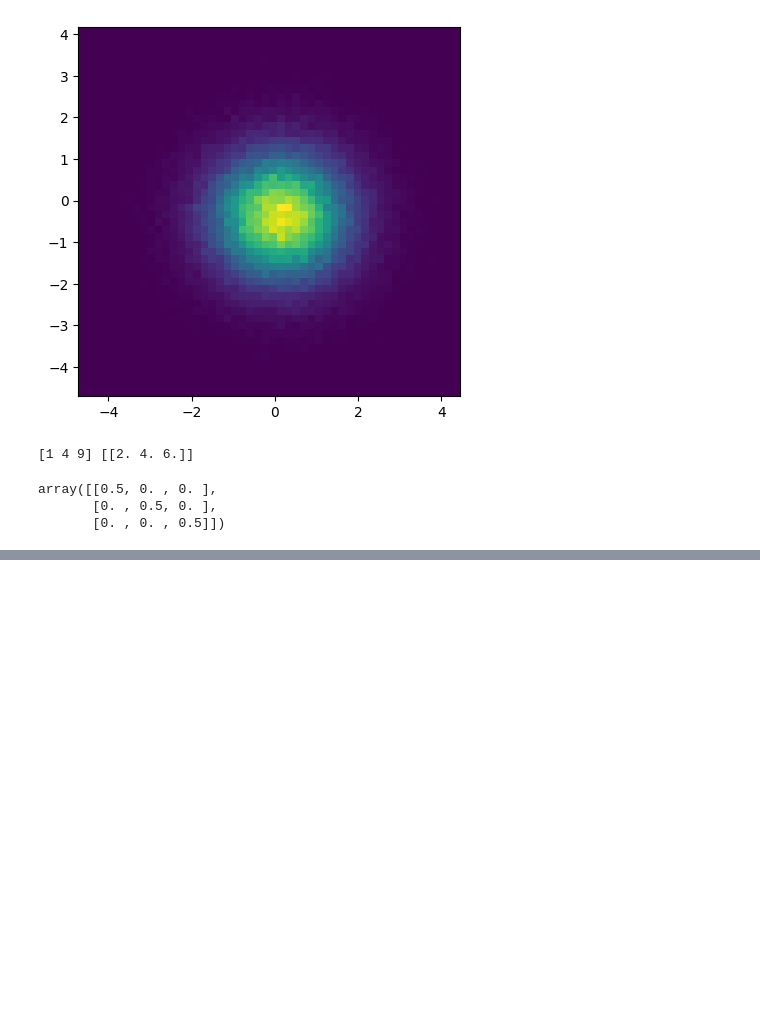
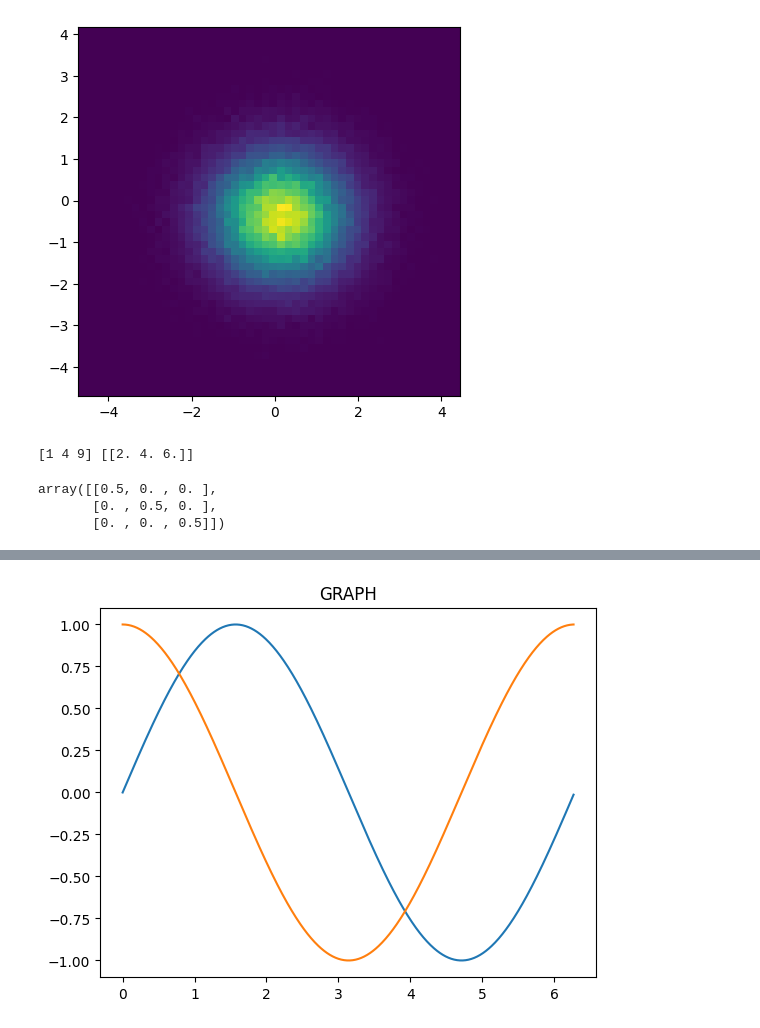
Before and after one commit to AJRocks321/Py_astro_work, a Jupyter notebook: Lecture_notes.ipynb, the cells around one changed output, grey strips where cells are left out. Drawn from its saved outputs; the diff is of its cells as text; code cells hidden in the pictures; blank space fills up the shorter version.

```diff
--- a/Lecture_notes.ipynb
+++ b/Lecture_notes.ipynb
@@ -569,0 +603,12 @@ array([[0.5, 0. , 0. ],
+# %%
+#MULTIPLE PLOTS
+#plt.xkcd()
+#plt.rcdefaults()
+x=np.arange(0,6.28,0.01)
+y=np.sin(x)
+plt.plot(x,y)
+plt.plot(x,np.cos(x))
+graph_title=plt.title("GRAPH")
+plt.show()
+# %% [output]
+[figure, added]
```
Also changed, not shown: parts of 21 cells of this notebook, 2 other files.
